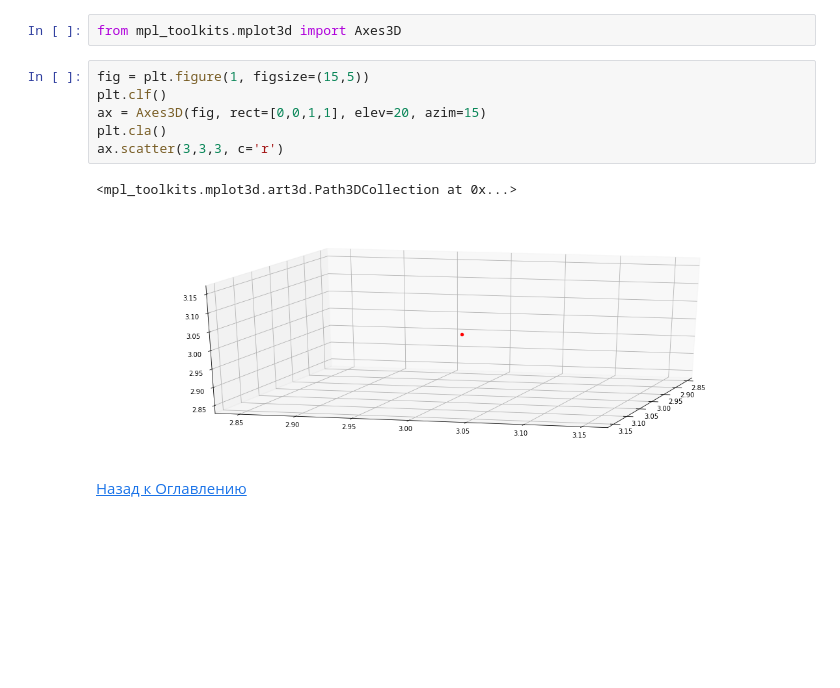
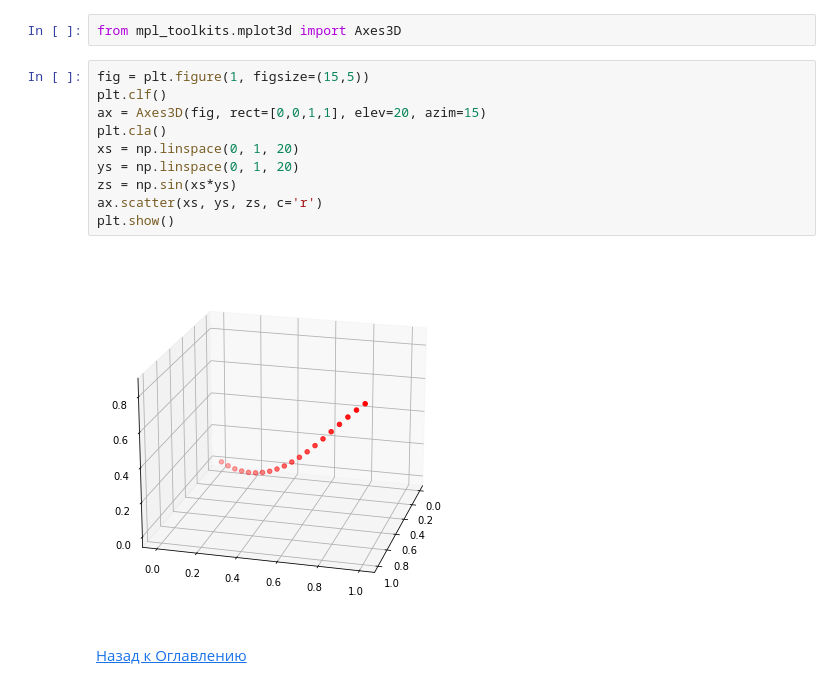
Before and after one commit to yurichernyshov/Data-Science-Course, a Jupyter notebook: lessons/100 questions MatPlotLib.ipynb, the cells around one changed output. Cells and saved outputs as stored; diff of their text form; blank space fills up the shorter version.

```diff
--- a/lessons/100 questions MatPlotLib.ipynb
+++ b/lessons/100 questions MatPlotLib.ipynb
@@ -477,12 +518,15 @@ from mpl_toolkits.mplot3d import Axes3D
 # %%
 fig = plt.figure(1, figsize=(15,5))
 plt.clf()
 ax = Axes3D(fig, rect=[0,0,1,1], elev=20, azim=15)
 plt.cla()
-ax.scatter(3,3,3, c='r')
+xs = np.linspace(0, 1, 20)
+ys = np.linspace(0, 1, 20)
+zs = np.sin(xs*ys)
+ax.scatter(xs, ys, zs, c='r')
+plt.show()
 # %% [output]
-<mpl_toolkits.mplot3d.art3d.Path3DCollection at 0x...>
-[figure, old version]
+[figure, new version]
 # %% [markdown]
 <a href='#toc'>Назад к Оглавлению</a>
 # %% [markdown]
```
Also changed, not shown: parts of 80 cells of this notebook.
